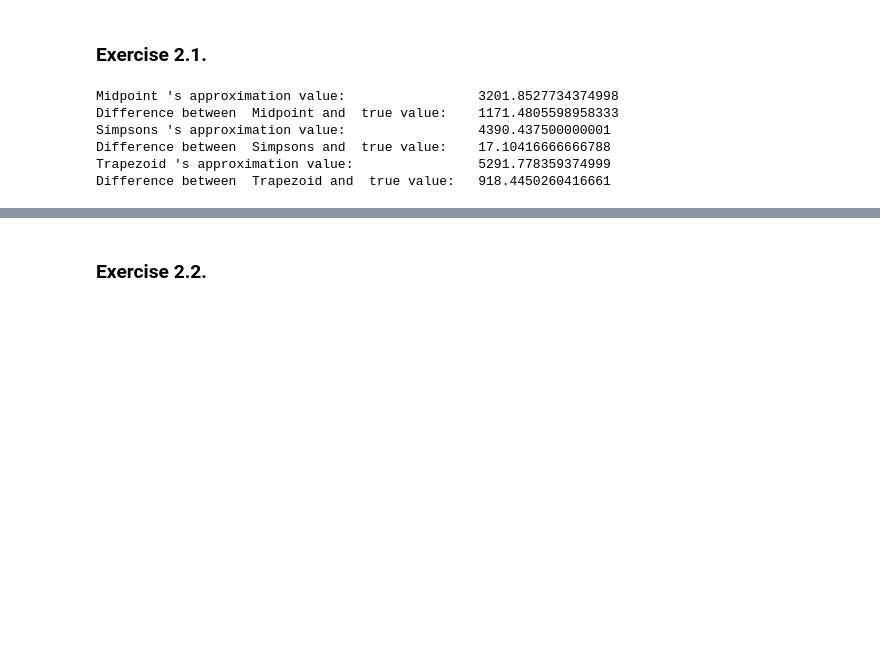
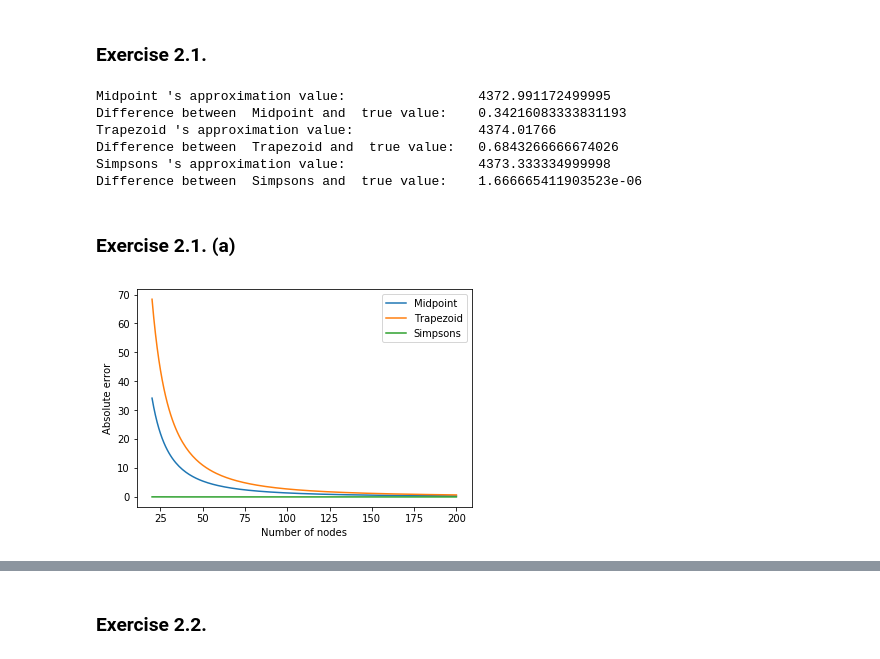
Before and after one commit to linghui-wu/persp-model-econ_w20, a Jupyter notebook: ProblemSets/PS2/PS2_part2_solutions.ipynb, the cells around one changed output, grey strips where cells are left out. Saved outputs shown, nothing was run; the diff lists cells and outputs as text; code cells hidden in the pictures; blank space fills up the shorter version.

```diff
--- a/ProblemSets/PS2/PS2_part2_solutions.ipynb
+++ b/ProblemSets/PS2/PS2_part2_solutions.ipynb
@@ -17,43 +17,71 @@ import matplotlib.mlab as mlab
 ### Exercise 2.1.
 # %%
 def integration(g, a, b, N, method):
-    if method not in {"midpoint", "trapezoid", "Simpsons"}:
+    if method not in ["midpoint", "trapezoid", "Simpsons"]:
         raise ValueError
     else:
         if method == "midpoint":
             itgr = 0
-            for i in range(1, N):
-                itgr += g(a + (2 * i + 1) * (b - a) / (2 * N))
-            return (b - a) / N * itgr
+            for i in range(N):
+                xi = a + (2 * i + 1) * (b - a) / (2 * N)
+                itgr += g(xi) * (b - a) / N
+            return itgr
         elif method == "trapezoid":
             itgr = g(a) + g(b)
             for i in range(1, N):
-                itgr += 2 * g(a + i * (b - a) / N)
+                xi = a + i * (b - a) / N
+                itgr += 2 * g(xi)
             return (b - a) / (2 * N) * itgr
         elif method == "Simpsons":
             itgr = g(a) + g(b)
-            for i in range(1, N):
-                itgr += 2 * g(a + 2 * i * (b - a) / (2 * N))
-            for i in range(N + 1):
-                itgr += 4 * g(a + (2 * i - 1) * (b - a) / (2 * N))
+            for i in range(1, 2 * N):
+                xi = a + i * (b - a) / (2 * N)
+                if i % 2 == 0:
+                    itgr += 2 * g(xi)
+                else:
+                    itgr += 4 * g(xi)
             return (b - a) / (6 * N) * itgr
 # %%
 g = lambda x: 0.1 * x ** 4 - 1.5 * x ** 3 + 0.53 * x * x + 2 * x + 1
-N = 40
+N = 200
 mid = integration(g, -10, 10, N, "midpoint")
 tra = integration(g, -10, 10, N, "trapezoid")
 sim = integration(g, -10, 10, N, "Simpsons")
 tru_val = 4373 + 1 / 3
 
-methods = {"Midpoint", "Trapezoid", "Simpsons"}
+methods = ["Midpoint", "Trapezoid", "Simpsons"]
 approxs = [mid, tra, sim]
 for m, a in zip(methods, approxs):
     print(m, "'s approximation value:\t\t", a)
     print("Difference between ", m, "and  true value: \t", abs(a - tru_val))
 # %% [output]
-Midpoint 's approximation value:                 3201.8527734374998
-Difference between  Midpoint and  true value:    1171.4805598958333
-Simpsons 's approximation value:                 4390.437500000001
-Difference between  Simpsons and  true value:    17.10416666666788
-Trapezoid 's approximation value:                5291.778359374999
-Difference between  Trapezoid and  true value:   918.4450260416661
+Midpoint 's approximation value:                 4372.991172499995
+Difference between  Midpoint and  true value:    0.34216083333831193
+Trapezoid 's approximation value:                4374.01766
+Difference between  Trapezoid and  true value:   0.6843266666674026
+Simpsons 's approximation value:                 4373.333334999998
+Difference between  Simpsons and  true value:    1.666665411903523e-06
+# %% [markdown]
+### Exercise 2.1. (a)
+# %%
+nvec = np.arange(20, 201, 1)
+
+e_mid = np.zeros(0)
+e_tra = np.zeros(0)
+e_sim = np.zeros(0)
+
+for i in range(20, 201):
+    e_mid = np.append(e_mid, abs(integration(g, -10, 10, i, "midpoint") - tru_val))
+    e_tra = np.append(e_tra, abs(integration(g, -10, 10, i, "trapezoid") - tru_val))
+    e_sim = np.append(e_sim, abs(integration(g, -10, 10, i, "Simpsons") - tru_val))
+
+# plot the figure
+plt.plot(nvec, e_mid, label="Midpoint")
+plt.plot(nvec, e_tra, label="Trapezoid")
+plt.plot(nvec, e_sim, label="Simpsons")
+plt.legend(loc="upper right")
+plt.xlabel("Number of nodes")
+plt.ylabel("Absolute error")
+plt.show()
+# %% [output]
+[figure, added]
```
Also changed, not shown: parts of 20 cells of this notebook.
